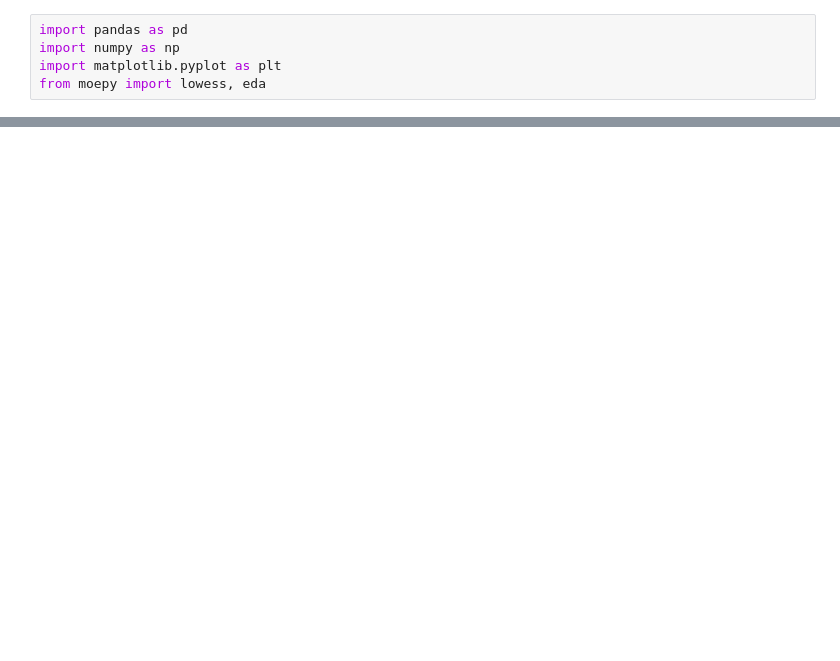
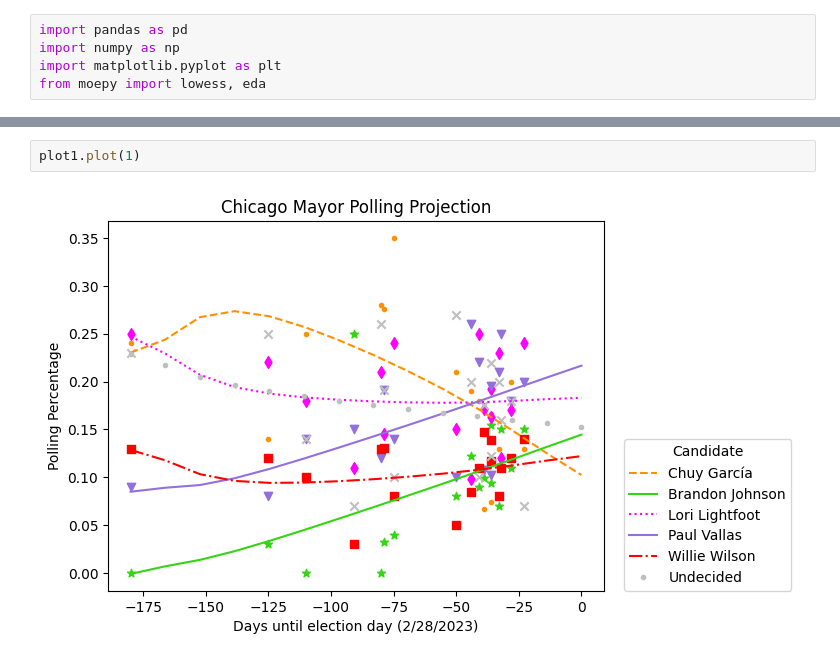
Before and after one commit to michaelpkuhn/chipolling, a Jupyter notebook: exploratory.ipynb, the cells around one changed output, grey strips where cells are left out. Cells and saved outputs as stored; diff of their text form; blank space fills up the shorter version.

```diff
--- a/exploratory.ipynb
+++ b/exploratory.ipynb
@@ -50,3 +91,7 @@ p = plot1.plot()
+# %%
+plot1.plot(1)
+# %% [output]
+[figure, added]
 # %%
 plot2 = ChiMayor(frac=0.5, x_end = -1)
 plot2.plot()
```
Also changed, not shown: parts of 6 cells of this notebook, 1 other file.
